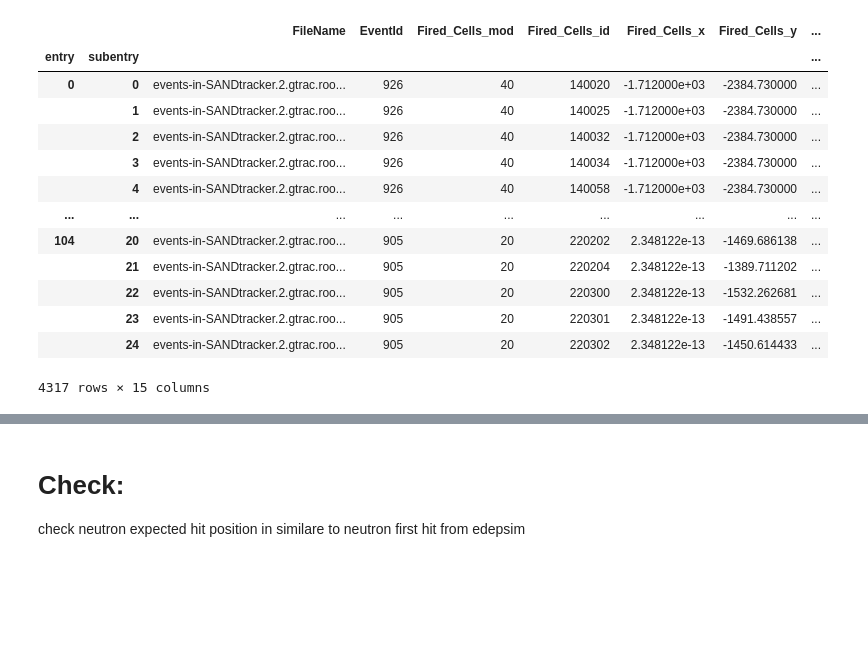
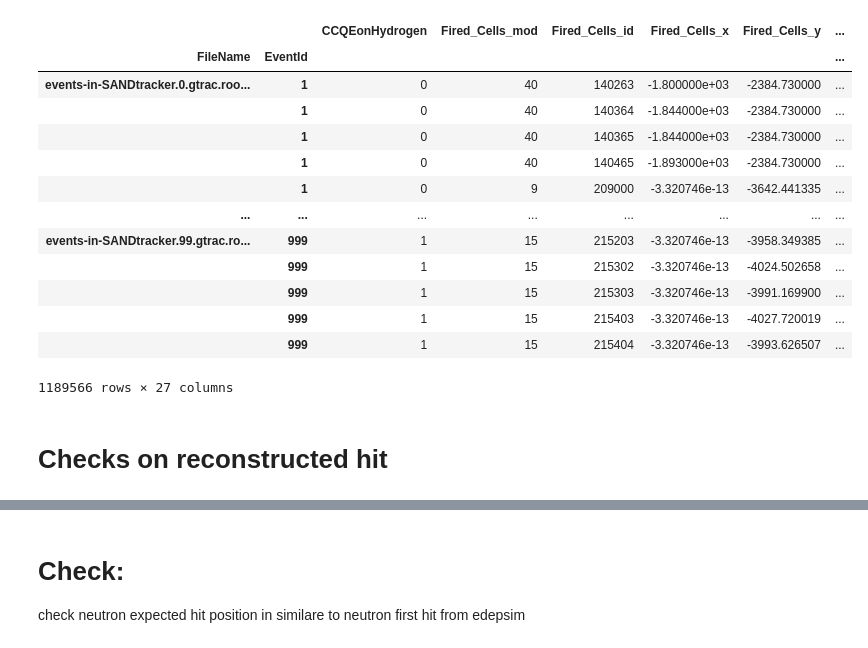
Before and after one commit to GianfrancoIngratta/SAND-PHYSICS, a Jupyter notebook: notebook/AnalyseECALDigit.ipynb, the cells around one changed output, grey strips where cells are left out. Drawn from its saved outputs; the diff is of its cells as text; code cells hidden in the pictures; blank space fills up the shorter version.

Commit message:
added executable to select signal, to analyse reconstruction and added hit information to ECAL digitization analysis file

```diff
--- a/notebook/AnalyseECALDigit.ipynb
+++ b/notebook/AnalyseECALDigit.ipynb
@@ -146,5 +172,5 @@ def plotEvent(test_event,
 
     ax[0].legend()
 # %%
-tree = upr.open("/storage/gpfs_data/neutrino/users/gi/sand-physics/production_antinumucc/events-in-SANDtracker.0.ecal-digit.analysed.root")
+tree = upr.open("/storage/gpfs_data/neutrino/users/gi/sand-physics/production_antinumucc/events-in-SANDtracker.0.to.100.ecal-digit.analysed.root")
 # %%
@@ -330,52 +395,73 @@ df
 # %%
 fired_cells = tree['digit_extended'].arrays(['FileName',
+ 'CCQEonHydrogen',
  'EventId',
  'Fired_Cells_mod',
  'Fired_Cells_id',
  'Fired_Cells_x',
  'Fired_Cells_y',
  'Fired_Cells_z',
  'isCellComplete',
  'Fired_Cells_tdc1',
+ 'who_produced_tdc1',
  'Fired_Cells_tdc2',
- 'Cell_Reconstructed_hits',
- 'STDistToNeutronExpectedHit',
+ 'who_produced_tdc2',
+ 'Fired_Cell_true_hit1',
+ 'Fired_Cell_true_hit2',
+ 'Cell_Reconstructed_hit',
+ 'ExpectedNeutronHit',
  ], library='pd')
 
 
 new_columns = {
     ('FileName','','')                               : 'FileName',
     ('EventId','','')                                : 'EventId',
+    ('CCQEonHydrogen','','')                         : 'CCQEonHydrogen',
     ('Fired_Cells_mod','','')                        : 'Fired_Cells_mod',
     ('Fired_Cells_id','','')                         : 'Fired_Cells_id',
     ('Fired_Cells_x','','')                          : 'Fired_Cells_x',
     ('Fired_Cells_y','','')                          : 'Fired_Cells_y',
     ('Fired_Cells_z','','')                          : 'Fired_Cells_z',
     ('isCellComplete','','')                         : 'isCellComplete',
     ('Fired_Cells_tdc1','','')                       : 'Fired_Cells_tdc1',
+    ('who_produced_tdc1','','')                      : 'who_produced_tdc1',
     ('Fired_Cells_tdc2','','')                       : 'Fired_Cells_tdc2',
-    ('Cell_Reconstructed_hits', 'fP', 'fX')          : 'hit_reco_x',
-    ('Cell_Reconstructed_hits', 'fP', 'fY')          : 'hit_reco_y',
-    ('Cell_Reconstructed_hits', 'fP', 'fZ')          : 'hit_reco_z',
-    ('Cell_Reconstructed_hits', 'fE', '')            : 'hit_reco_t',
-    ('STDistToNeutronExpectedHit', '', '')         : 'STDistToNeutronExpectedHit',
+    ('who_produced_tdc2','','')                      : 'who_produced_tdc2',
+    ('Cell_Reconstructed_hit', 'fP', 'fX')           : 'hit_reco_x',
+    ('Cell_Reconstructed_hit', 'fP', 'fY')           : 'hit_reco_y',
+    ('Cell_Reconstructed_hit', 'fP', 'fZ')           : 'hit_reco_z',
+    ('Cell_Reconstructed_hit', 'fE', '')             : 'hit_reco_t',
+    ('Fired_Cell_true_hit1', 'fP', 'fX')             : 'True_hit1_x',
+    ('Fired_Cell_true_hit1', 'fP', 'fY')             : 'True_hit1_y',
+    ('Fired_Cell_true_hit1', 'fP', 'fZ')             : 'True_hit1_z',
+    ('Fired_Cell_true_hit1', 'fE', '')               : 'True_hit1_t',
+    ('Fired_Cell_true_hit2', 'fP', 'fX')             : 'True_hit2_x',
+    ('Fired_Cell_true_hit2', 'fP', 'fY')             : 'True_hit2_y',
+    ('Fired_Cell_true_hit2', 'fP', 'fZ')             : 'True_hit2_z',
+    ('Fired_Cell_true_hit2', 'fE', '')               : 'True_hit2_t',
+    ('ExpectedNeutronHit', 'fP', 'fX')               : 'ExpectedNeutronHit_x',
+    ('ExpectedNeutronHit', 'fP', 'fY')               : 'ExpectedNeutronHit_y',
+    ('ExpectedNeutronHit', 'fP', 'fZ')               : 'ExpectedNeutronHit_z',
+    ('ExpectedNeutronHit', 'fE', '')                 : 'ExpectedNeutronHit_t',
 }
 
 fired_cells = fired_cells.rename(columns=new_columns)
 
+fired_cells = fired_cells.set_index(['FileName','EventId'])
+
 fired_cells
 # %% [output]
-|  |  | FileName | EventId | Fired_Cells_mod | Fired_Cells_id | Fired_Cells_x | Fired_Cells_y | ... |
-| entry | subentry |  |  |  |  |  |  | ... |
-| 0 | 0 | events-in-SANDtracker.2.gtrac.roo... | 926 | 40 | 140020 | -1.712000e+03 | -2384.730000 | ... |
-|  | 1 | events-in-SANDtracker.2.gtrac.roo... | 926 | 40 | 140025 | -1.712000e+03 | -2384.730000 | ... |
-|  | 2 | events-in-SANDtracker.2.gtrac.roo... | 926 | 40 | 140032 | -1.712000e+03 | -2384.730000 | ... |
-|  | 3 | events-in-SANDtracker.2.gtrac.roo... | 926 | 40 | 140034 | -1.712000e+03 | -2384.730000 | ... |
-|  | 4 | events-in-SANDtracker.2.gtrac.roo... | 926 | 40 | 140058 | -1.712000e+03 | -2384.730000 | ... |
-| ... | ... | ... | ... | ... | ... | ... | ... | ... |
-| 104 | 20 | events-in-SANDtracker.2.gtrac.roo... | 905 | 20 | 220202 | 2.348122e-13 | -1469.686138 | ... |
-|  | 21 | events-in-SANDtracker.2.gtrac.roo... | 905 | 20 | 220204 | 2.348122e-13 | -1389.711202 | ... |
-|  | 22 | events-in-SANDtracker.2.gtrac.roo... | 905 | 20 | 220300 | 2.348122e-13 | -1532.262681 | ... |
-|  | 23 | events-in-SANDtracker.2.gtrac.roo... | 905 | 20 | 220301 | 2.348122e-13 | -1491.438557 | ... |
-|  | 24 | events-in-SANDtracker.2.gtrac.roo... | 905 | 20 | 220302 | 2.348122e-13 | -1450.614433 | ... |
+|  |  | CCQEonHydrogen | Fired_Cells_mod | Fired_Cells_id | Fired_Cells_x | Fired_Cells_y | ... |
+| FileName | EventId |  |  |  |  |  | ... |
+| events-in-SANDtracker.0.gtrac.roo... | 1 | 0 | 40 | 140263 | -1.800000e+03 | -2384.730000 | ... |
+|  | 1 | 0 | 40 | 140364 | -1.844000e+03 | -2384.730000 | ... |
+|  | 1 | 0 | 40 | 140365 | -1.844000e+03 | -2384.730000 | ... |
+|  | 1 | 0 | 40 | 140465 | -1.893000e+03 | -2384.730000 | ... |
+|  | 1 | 0 | 9 | 209000 | -3.320746e-13 | -3642.441335 | ... |
+| ... | ... | ... | ... | ... | ... | ... | ... |
+| events-in-SANDtracker.99.gtrac.ro... | 999 | 1 | 15 | 215203 | -3.320746e-13 | -3958.349385 | ... |
+|  | 999 | 1 | 15 | 215302 | -3.320746e-13 | -4024.502658 | ... |
+|  | 999 | 1 | 15 | 215303 | -3.320746e-13 | -3991.169900 | ... |
+|  | 999 | 1 | 15 | 215403 | -3.320746e-13 | -4027.720019 | ... |
+|  | 999 | 1 | 15 | 215404 | -3.320746e-13 | -3993.626507 | ... |
-4317 rows × 15 columns
+1189566 rows × 27 columns
@@ -416,0 +468,2 @@ def GetCandidateCell(event_id):
+# %% [markdown]
+# Checks on reconstructed hit
```
Also changed, not shown: parts of 81 cells of this notebook, 10 other files.
